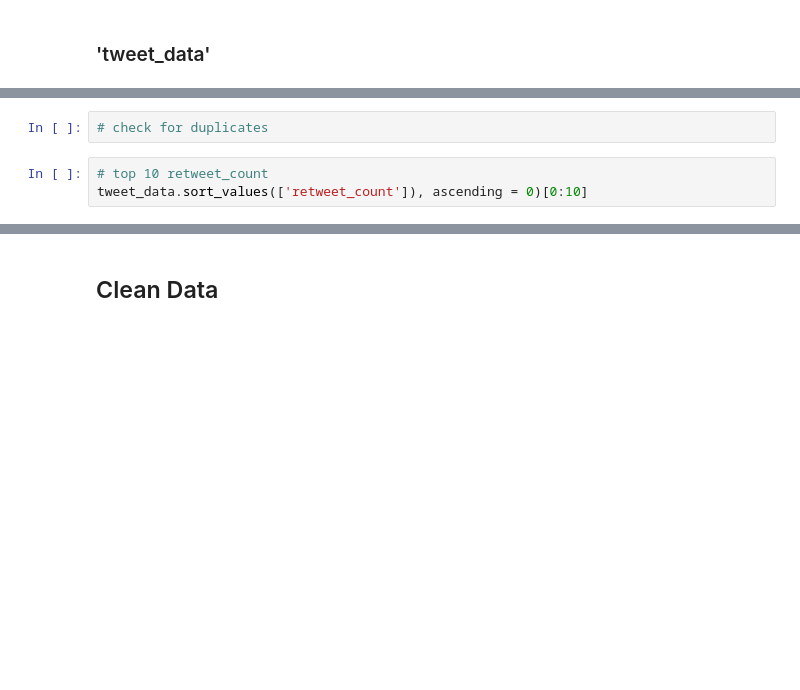
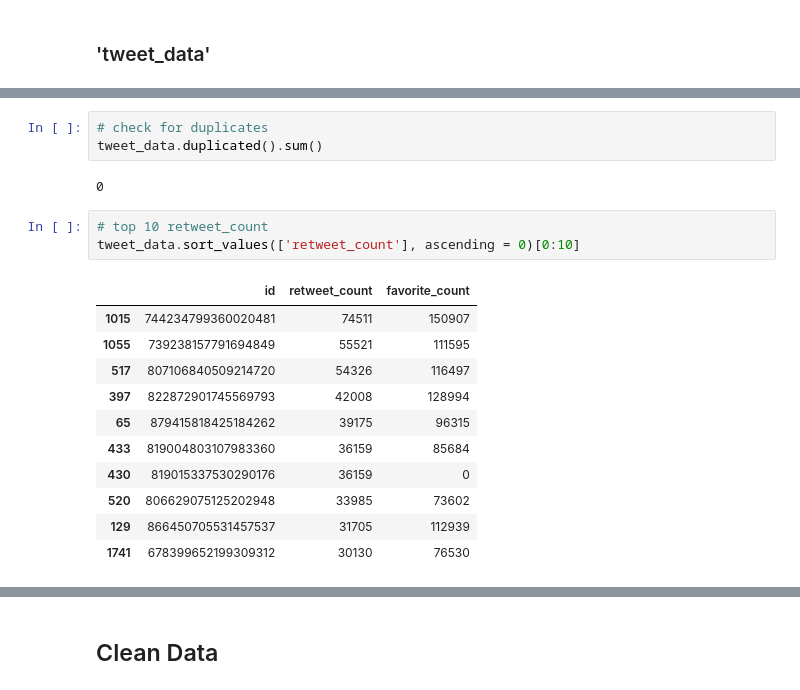
Before and after one commit to bjd9/weratedogs, a Jupyter notebook: wrangle_act.ipynb, the cells around one changed output, grey strips where cells are left out. Drawn from its saved outputs; the diff is of its cells as text; blank space fills up the shorter version.

Commit message:
data wrangling started

```diff
--- a/wrangle_act.ipynb
+++ b/wrangle_act.ipynb
@@ -149,8 +358,23 @@ tweet_data.info()
 # %%
 # check for duplicates
+tweet_data.duplicated().sum()
+# %% [output]
+0
 # %%
 # top 10 retweet_count
-tweet_data.sort_values(['retweet_count']), ascending = 0)[0:10]
+tweet_data.sort_values(['retweet_count'], ascending = 0)[0:10]
+# %% [output]
+|  | id | retweet_count | favorite_count |
+| 1015 | 744234799360020481 | 74511 | 150907 |
+| 1055 | 739238157791694849 | 55521 | 111595 |
+| 517 | 807106840509214720 | 54326 | 116497 |
+| 397 | 822872901745569793 | 42008 | 128994 |
+| 65 | 879415818425184262 | 39175 | 96315 |
+| 433 | 819004803107983360 | 36159 | 85684 |
+| 430 | 819015337530290176 | 36159 | 0 |
+| 520 | 806629075125202948 | 33985 | 73602 |
+| 129 | 866450705531457537 | 31705 | 112939 |
+| 1741 | 678399652199309312 | 30130 | 76530 |
 # %% [markdown]
 # Cleaning Plan Summary
 
```
Also changed, not shown: parts of 31 cells of this notebook.
